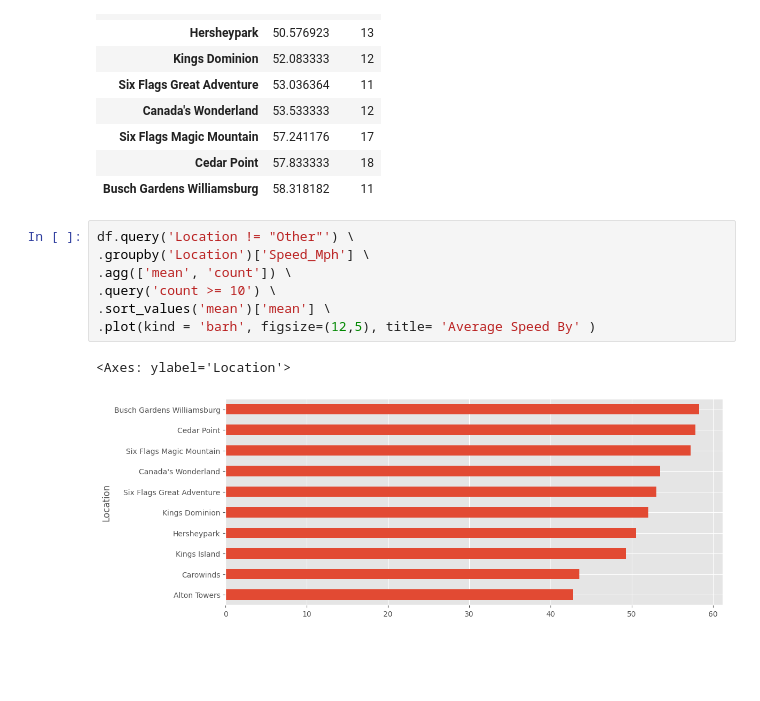
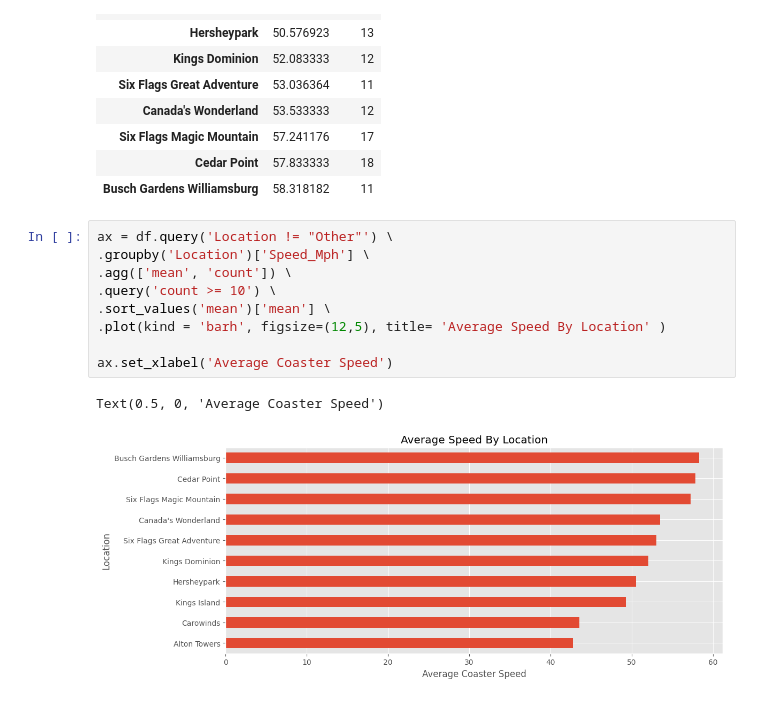
Before and after one commit to AdithyaBNayak/ChiSquared, a Jupyter notebook: EDA/EDA-1.ipynb, the cells around one changed output. Drawn from its saved outputs; the diff is of its cells as text; blank space fills up the shorter version.

```diff
--- a/EDA/EDA-1.ipynb
+++ b/EDA/EDA-1.ipynb
@@ -418,12 +418,14 @@ df.query('Location != "Other"') \
 | Cedar Point | 57.833333 | 18 |
 | Busch Gardens Williamsburg | 58.318182 | 11 |
 # %%
-df.query('Location != "Other"') \
+ax = df.query('Location != "Other"') \
 .groupby('Location')['Speed_Mph'] \
 .agg(['mean', 'count']) \
 .query('count >= 10') \
 .sort_values('mean')['mean'] \
-.plot(kind = 'barh', figsize=(12,5), title= 'Average Speed By' )
+.plot(kind = 'barh', figsize=(12,5), title= 'Average Speed By Location' )
+
+ax.set_xlabel('Average Coaster Speed')
 # %% [output]
-<Axes: ylabel='Location'>
+Text(0.5, 0, 'Average Coaster Speed')
-[figure, old version]
+[figure, new version]
```
Also changed, not shown: 7 other files.
